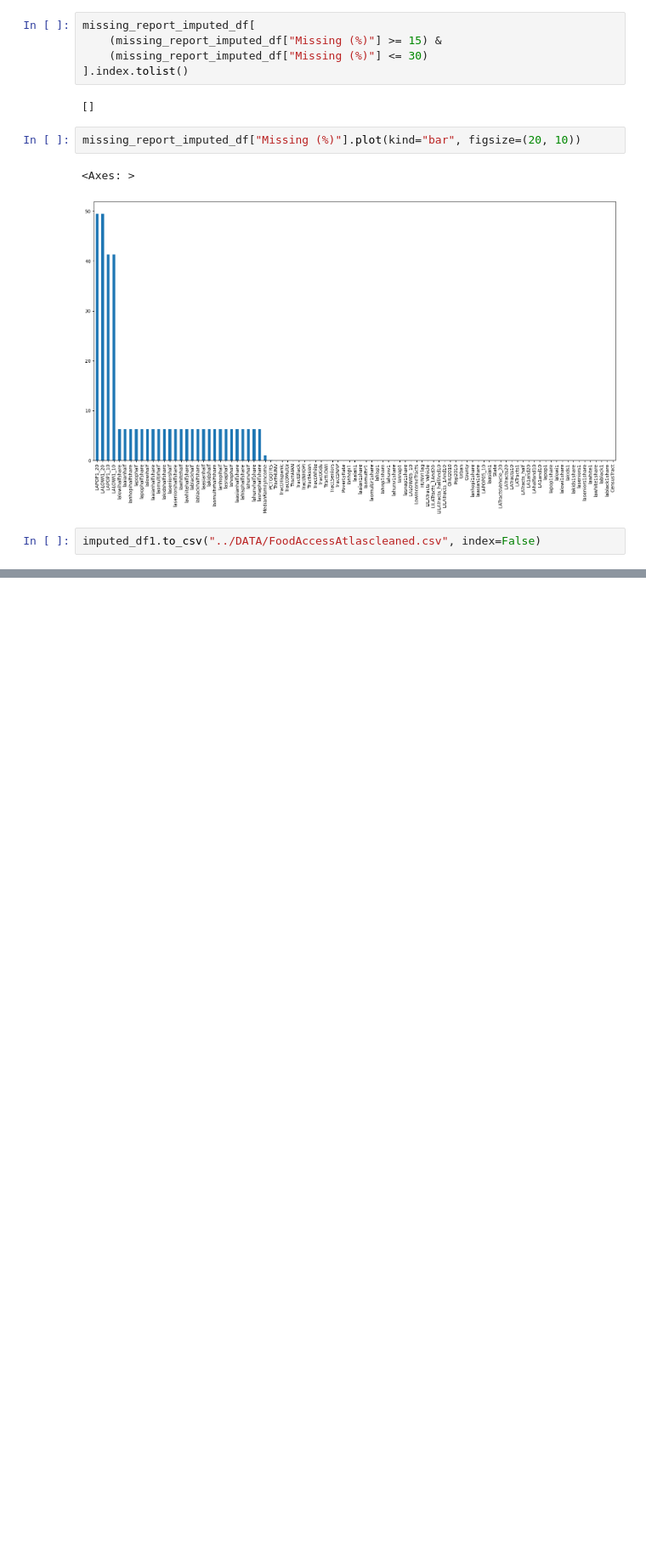
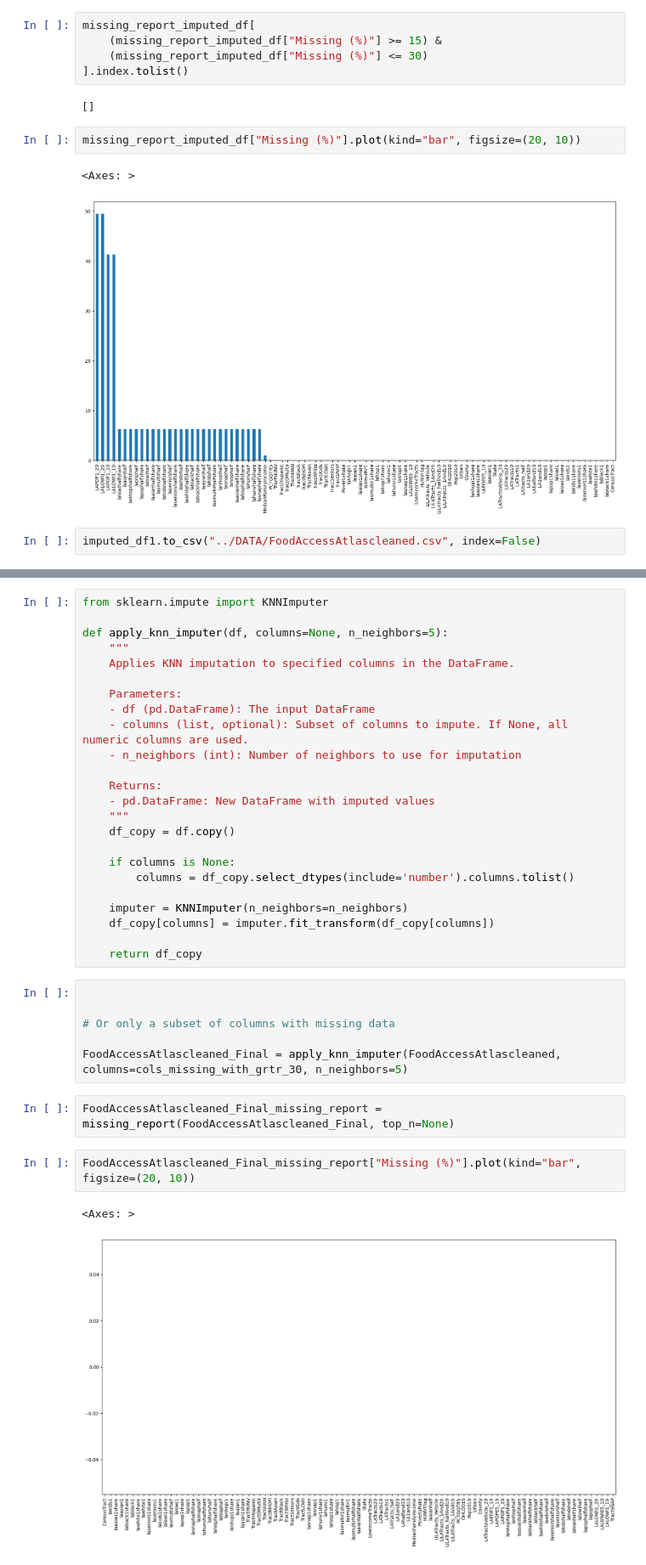
Before and after one commit to Sarfarazzzzz/DSA-Datathon-2025, a Jupyter notebook: notebooks/EDA.ipynb, the cells around one changed output, grey strips where cells are left out. Shown at 85% size. Cells and saved outputs as stored; diff of their text form; blank space fills up the shorter version.

```diff
--- a/notebooks/EDA.ipynb
+++ b/notebooks/EDA.ipynb
@@ -318,0 +382,37 @@ imputed_df1.to_csv("../DATA/FoodAccessAtlascleaned.csv", index=False)
+# %%
+from sklearn.impute import KNNImputer
+
+def apply_knn_imputer(df, columns=None, n_neighbors=5):
+    """
+    Applies KNN imputation to specified columns in the DataFrame.
+
+    Parameters:
+    - df (pd.DataFrame): The input DataFrame
+    - columns (list, optional): Subset of columns to impute. If None, all numeric columns are used.
+    - n_neighbors (int): Number of neighbors to use for imputation
+
+    Returns:
+    - pd.DataFrame: New DataFrame with imputed values
+    """
+    df_copy = df.copy()
+
+    if columns is None:
+        columns = df_copy.select_dtypes(include='number').columns.tolist()
+
+    imputer = KNNImputer(n_neighbors=n_neighbors)
+    df_copy[columns] = imputer.fit_transform(df_copy[columns])
+
+    return df_copy
+# %%
+
+
+# Or only a subset of columns with missing data
+
+FoodAccessAtlascleaned_Final = apply_knn_imputer(FoodAccessAtlascleaned, columns=cols_missing_with_grtr_30, n_neighbors=5)
+# %%
+FoodAccessAtlascleaned_Final_missing_report = missing_report(FoodAccessAtlascleaned_Final, top_n=None)
+# %%
+FoodAccessAtlascleaned_Final_missing_report["Missing (%)"].plot(kind="bar", figsize=(20, 10))
+# %% [output]
+<Axes: >
+[figure, added]
```
Also changed, not shown: parts of 12 cells of this notebook, 1 other file.
